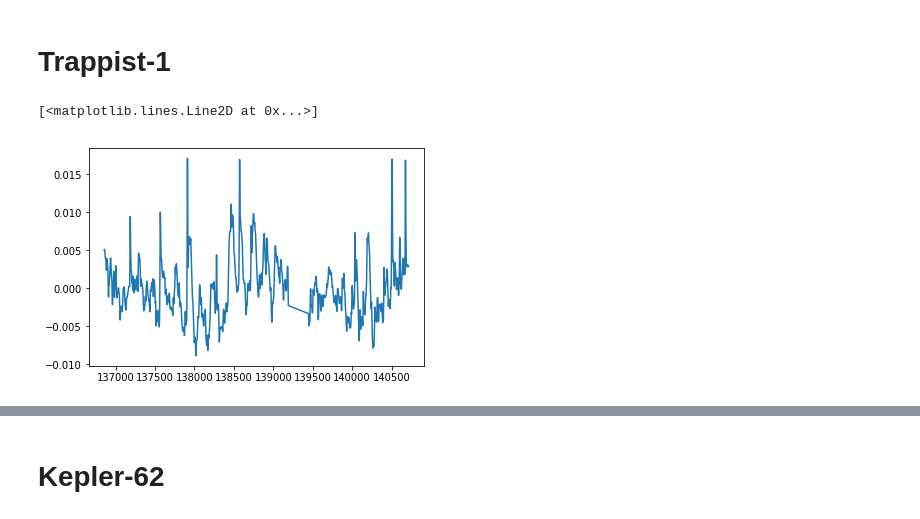
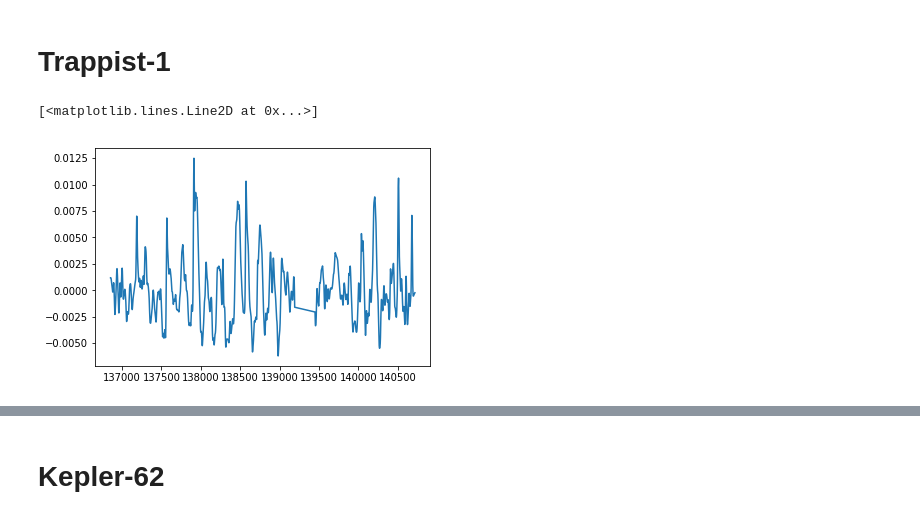
Before and after one commit to bmorris3/starsongs, a Jupyter notebook: sonify.ipynb, the cells around one changed output, grey strips where cells are left out. Cells and saved outputs as stored; diff of their text form; code cells hidden in the pictures.

```diff
--- a/sonify.ipynb
+++ b/sonify.ipynb
@@ -103,18 +104,18 @@ d = fits.getdata('data/nPLDTrappist.fits')
 # %%
 from scipy.ndimage import gaussian_filter1d
 
 time, flux = d['CADN'], d['FLUX']
 
 flux /= flux.mean()
 
 condition = (flux > 0.9) & (flux < 1.1) & (~np.isnan(flux)) & (~np.isnan(time))
-fit = np.polyval(np.polyfit(time[condition], flux[condition], 3), time[condition])
+fit = np.polyval(np.polyfit(time[condition] - time.mean(), flux[condition], 10), time[condition] - time.mean())
 time = time[condition]
 flux = flux[condition] - fit
 
-flux = gaussian_filter1d(flux, 3)
+flux = gaussian_filter1d(flux, 5)
 
 plt.plot(time, flux)
 # %% [output]
 [<matplotlib.lines.Line2D at 0x...>]
-[figure, old version]
+[figure, new version]
```
Also changed, not shown: parts of 3 cells of this notebook.
